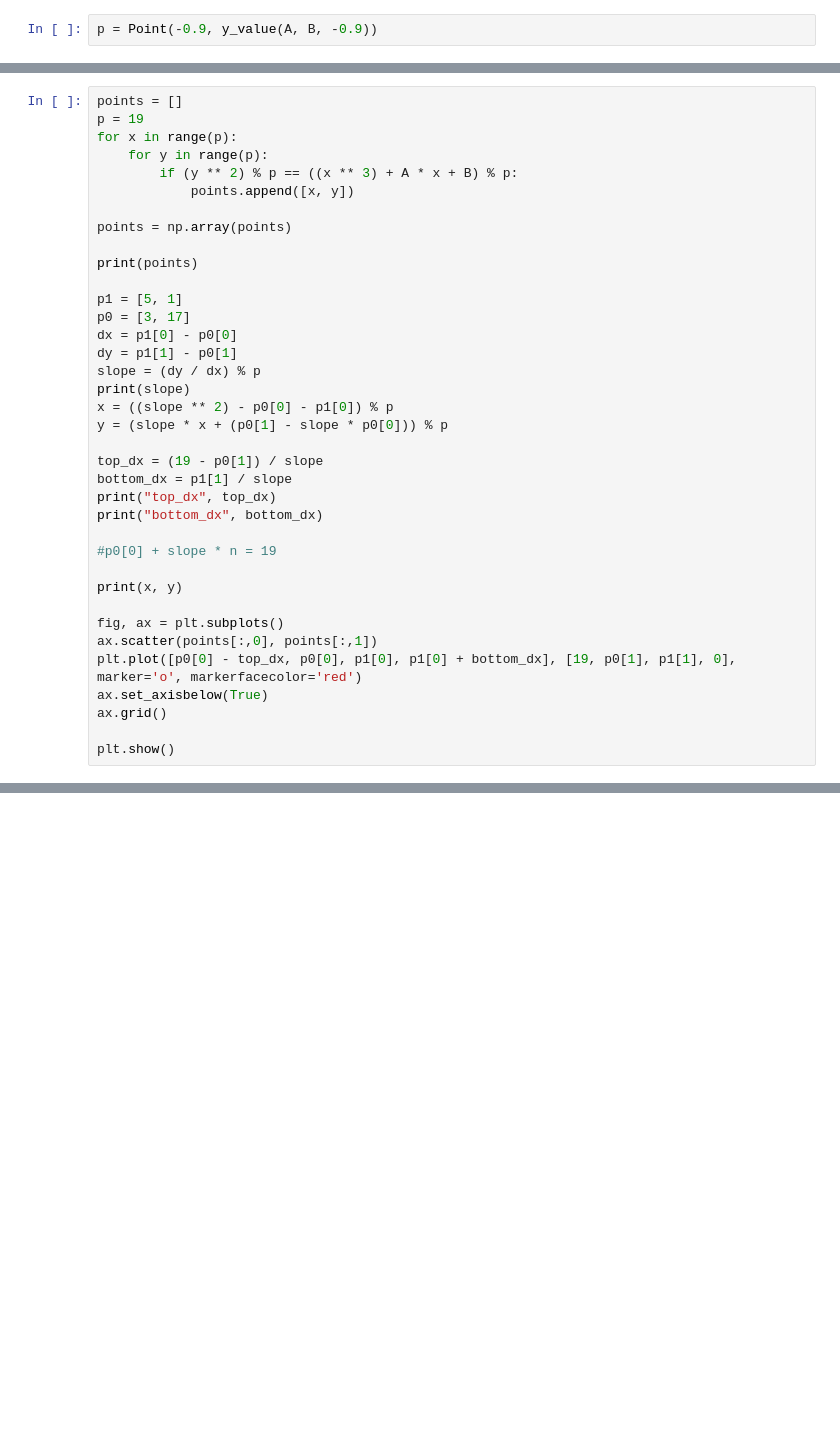
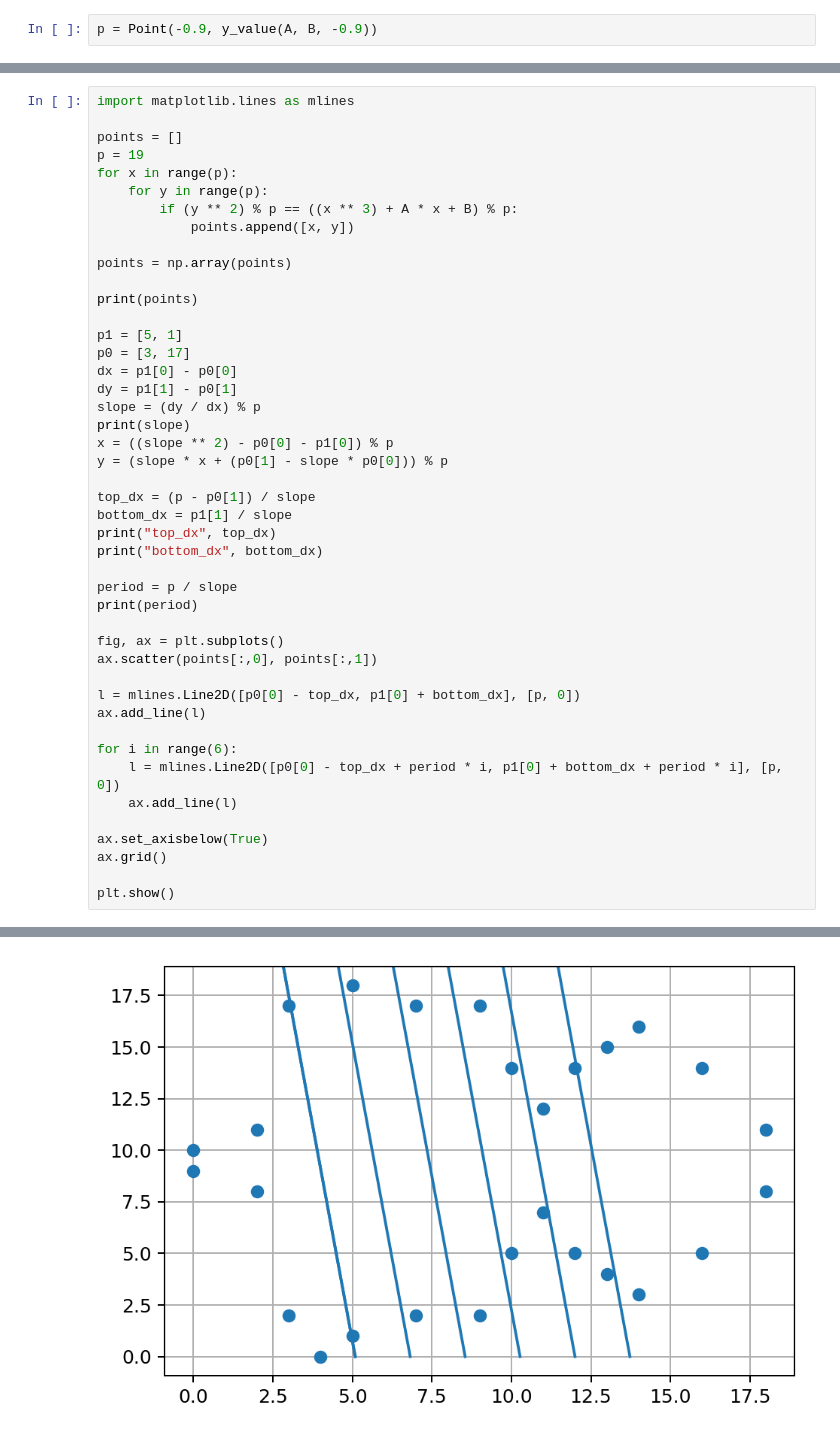
Before and after one commit to fangpenlin/elliptic-curve-explained, a Jupyter notebook: elliptic-curve-explained.ipynb, the cells around one changed output, grey strips where cells are left out. Drawn from its saved outputs; the diff is of its cells as text; blank space fills up the shorter version.

Commit message:
Repeat lines

```diff
--- a/elliptic-curve-explained.ipynb
+++ b/elliptic-curve-explained.ipynb
@@ -209,4 +209,6 @@ plot_n_point_curve(
 # %%
+import matplotlib.lines as mlines
+
 points = []
 p = 19
 for x in range(p):
@@ -227,19 +229,26 @@ print(slope)
 x = ((slope ** 2) - p0[0] - p1[0]) % p
 y = (slope * x + (p0[1] - slope * p0[0])) % p
 
-top_dx = (19 - p0[1]) / slope
+top_dx = (p - p0[1]) / slope
 bottom_dx = p1[1] / slope
 print("top_dx", top_dx)
 print("bottom_dx", bottom_dx)
 
-#p0[0] + slope * n = 19
-
-print(x, y)
+period = p / slope
+print(period)
 
 fig, ax = plt.subplots()
 ax.scatter(points[:,0], points[:,1])
-plt.plot([p0[0] - top_dx, p0[0], p1[0], p1[0] + bottom_dx], [19, p0[1], p1[1], 0], marker='o', markerfacecolor='red')
+
+l = mlines.Line2D([p0[0] - top_dx, p1[0] + bottom_dx], [p, 0])
+ax.add_line(l)
+
+for i in range(6):
+    l = mlines.Line2D([p0[0] - top_dx + period * i, p1[0] + bottom_dx + period * i], [p, 0])
+    ax.add_line(l)
+
 ax.set_axisbelow(True)
 ax.grid()
 
 plt.show()
+# %% [output]
@@ -245,0 +272 @@ plt.show()
+[figure, added]
```
Also changed, not shown: parts of 11 cells of this notebook.
